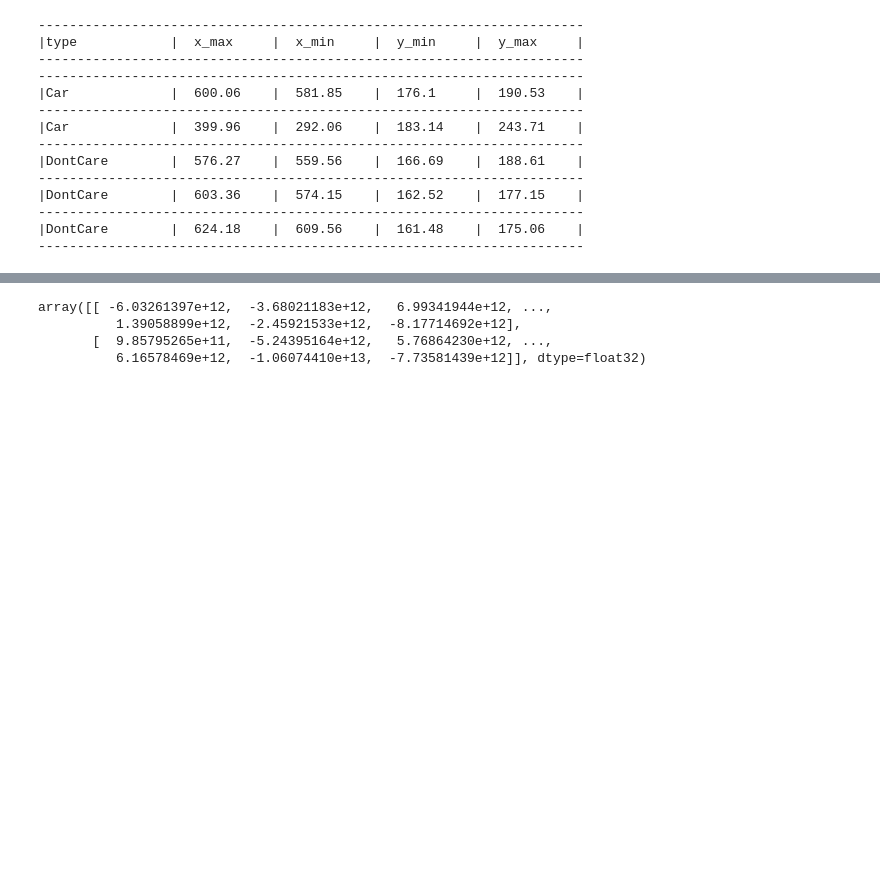
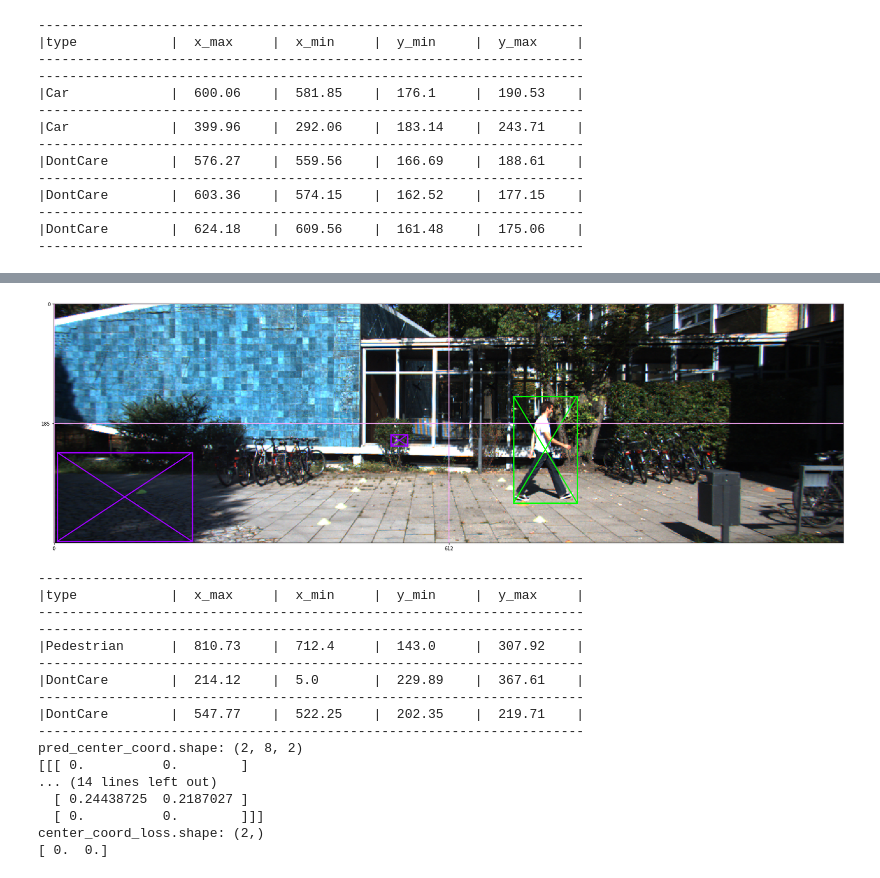
Before and after one commit to LucasVandroux/Kitti_YOLO_tf, a Jupyter notebook: YOLO_TF_notebook.ipynb, the cells around one changed output, grey strips where cells are left out. Cells and saved outputs as stored; diff of their text form; code cells hidden in the pictures; blank space fills up the shorter version.

Commit message:
First steps to compute the loss of the YOLO CNN.

```diff
--- a/YOLO_TF_notebook.ipynb
+++ b/YOLO_TF_notebook.ipynb
@@ -209,16 +253,57 @@ Output shape: (2, 931)
 # %%
 # May have a look tf.count_nonzero to create the 1 operator: https://www.tensorflow.org/api_docs/python/tf/count_nonzero
 # E.g. https://stackoverflow.com/a/43960630
 
 # Interesting implementation of YOLO loss: https://github.com/johnwlambert/YoloTensorFlow229/blob/master/YoloTensorFlowFunctions.py
 LAMBDA_COORD = 5
 LAMBDA_NOOBJ = 0.5
 
+im_id_1 = 0
+im_id_2 = 3
 
+S_test = 2
+B_test = 2
+C_test = 9
 
-result
+im = import_im(im_id_1, 'train')
+im_shape = im.shape
+
+labels_original = import_labels(im_id_1, 'train')
+labels_to_mix = import_labels(im_id_2, 'train')
+labels = labels_original + labels_to_mix
+
+im_gt_labels, _ = convert_labels_to_array(labels_original, S_test, B_test, im_shape)
+mix_labels, _ = convert_labels_to_array(labels, S_test, B_test, im_shape)
+
+gt_labels = np.stack((im_gt_labels, im_gt_labels),axis=0)
+pred_labels = np.stack((im_gt_labels, mix_labels),axis=0)
+
+labels_converted_back = convert_array_to_labels(mix_labels, S_test, B_test, im_shape)
+display_im(im, labels_converted_back, num_cell_grid = S_test)
+
+sess = tf.InteractiveSession()
+
+tf_ground_truth_labels = tf.convert_to_tensor(gt_labels)
+tf_pred_labels = tf.convert_to_tensor(pred_labels)
+compute_YOLO_loss(tf_pred_labels, tf_ground_truth_labels, S_test, B_test, C_test)
+
+sess.close()
 # %% [output]
+[figure, added]
-array([[ -6.03261397e+12,  -3.68021183e+12,   6.99341944e+12, ...,
-          1.39058899e+12,  -2.45921533e+12,  -8.17714692e+12],
-       [  9.85795265e+11,  -5.24395164e+12,   5.76864230e+12, ...,
-          6.16578469e+12,  -1.06074410e+13,  -7.73581439e+12]], dtype=float32)
+----------------------------------------------------------------------
+|type            |  x_max     |  x_min     |  y_min     |  y_max     |
+----------------------------------------------------------------------
+----------------------------------------------------------------------
+|Pedestrian      |  810.73    |  712.4     |  143.0     |  307.92    |
+----------------------------------------------------------------------
+|DontCare        |  214.12    |  5.0       |  229.89    |  367.61    |
+----------------------------------------------------------------------
+|DontCare        |  547.77    |  522.25    |  202.35    |  219.71    |
+----------------------------------------------------------------------
+pred_center_coord.shape: (2, 8, 2)
+[[[ 0.          0.        ]
+... (14 lines left out)
+  [ 0.24438725  0.2187027 ]
+  [ 0.          0.        ]]]
+center_coord_loss.shape: (2,)
+[ 0.  0.]
```
Also changed, not shown: parts of 5 cells of this notebook.
